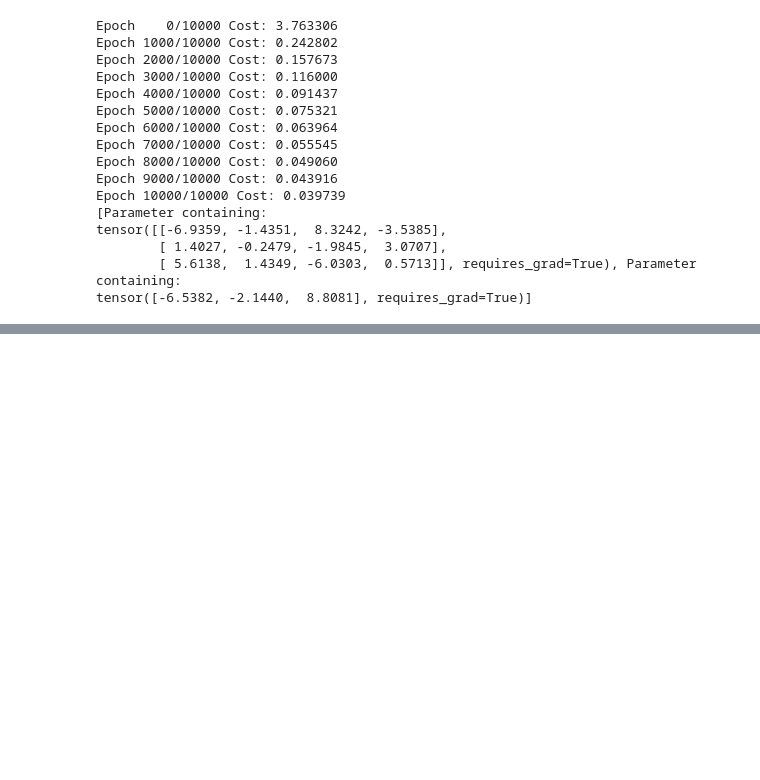
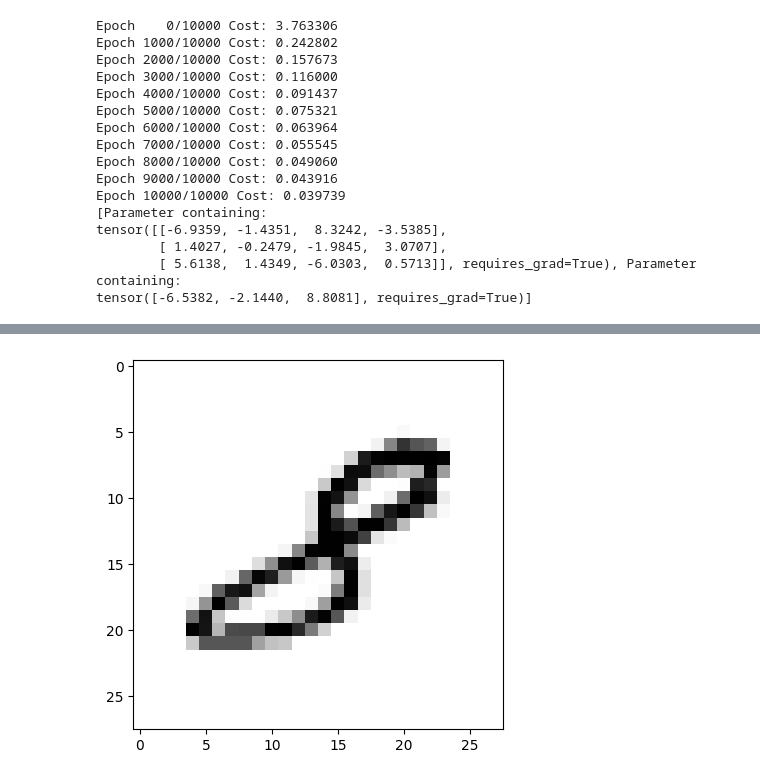
Before and after one commit to alphadev3296/deep-learning-practice, a Jupyter notebook: Chapter-05.ipynb, the cells around one changed output, grey strips where cells are left out. Drawn from its saved outputs; the diff is of its cells as text; code cells hidden in the pictures; blank space fills up the shorter version.

```diff
--- a/Chapter-05.ipynb
+++ b/Chapter-05.ipynb
@@ -255,3 +255,84 @@ tensor([[-6.9359, -1.4351,  8.3242, -3.5385],
         [ 1.4027, -0.2479, -1.9845,  3.0707],
         [ 5.6138,  1.4349, -6.0303,  0.5713]], requires_grad=True), Parameter containing:
 tensor([-6.5382, -2.1440,  8.8081], requires_grad=True)]
+# %%
+# MNIST Regression
+
+import torch
+import torchvision.datasets as dsets
+import torchvision.transforms as transforms
+from torch.utils.data import DataLoader
+import torch.nn as nn
+import matplotlib.pyplot as plt
+import random
+
+USE_CUDA = torch.cuda.is_available()
+device = torch.device("cuda" if USE_CUDA else "cpu")
+print(f"device: {device}")
+
+random.seed(777)
+torch.manual_seed(777)
+
+traning_epochs = 15
+batch_size = 128
+
+mnist_train = dsets.MNIST(root="MNIST_data/",
+                          train=True,
+                          transform=transforms.ToTensor(),
+                          download=True)
+mnist_test = dsets.MNIST(root="MNIST_data/",
+                         train=False,
+                         transform=transforms.ToTensor(),
+                         download=True)
+
+data_loader = DataLoader(dataset=mnist_train,
+                         batch_size=batch_size,
+                         shuffle=True,
+                         drop_last=True)
+
+linear = nn.Linear(784, 10, bias=True).to(device)
+criterion = nn.CrossEntropyLoss().to(device)
+optimizer = torch.optim.SGD(linear.parameters(), lr=0.1)
+
+for epoch in range(traning_epochs):
+  avg_cost = 0
+  total_batch = len(data_loader)
+
+  for X, Y in data_loader:
+    X = X.view(-1, 28 * 28).to(device)
+    Y = Y.to(device)
+
+    optimizer.zero_grad()
+    hyperthesis = linear(X)
+    cost = criterion(hyperthesis, Y)
+    cost.backward()
+    optimizer.step()
+
+    avg_cost += cost / total_batch
+
+  print('Epoch:', '%04d' % (epoch + 1), 'cost =', '{:.9f}'.format(avg_cost))
+
+print('Learning finished')
+
+with torch.no_grad():
+  X_test = mnist_test.data.view(-1, 28 * 28).float().to(device)
+  Y_test = mnist_test.targets.to(device)
+
+  prediction = linear(X_test)
+  correct_prediction = torch.argmax(prediction, 1) == Y_test
+  accuracy = correct_prediction.float().mean()
+  print('Accuracy:', accuracy.item())
+
+  # Select random one from test data
+  for i in range(10):
+    r = random.randint(0, len(mnist_test) - 1)
+    X_single_data = mnist_test.data[r:r + 1].view(-1, 28 * 28).float().to(device)
+    Y_single_data = mnist_test.targets[r:r + 1].to(device)
+
+    print(f"label: {Y_single_data.item()}")
+    single_prediction = linear(X_single_data)
+    print(f"prediction: {torch.argmax(single_prediction, 1).item()}")
+
+    plt.imshow(mnist_test.data[r:r + 1].view(28, 28), cmap='Greys', interpolation='nearest')
+    plt.show()
+# %% [output]
@@ -257,0 +359 @@ tensor([-6.5382, -2.1440,  8.8081], requires_grad=True)]
+[figure, added]
```
Also changed, not shown: parts of 1 cell of this notebook.
